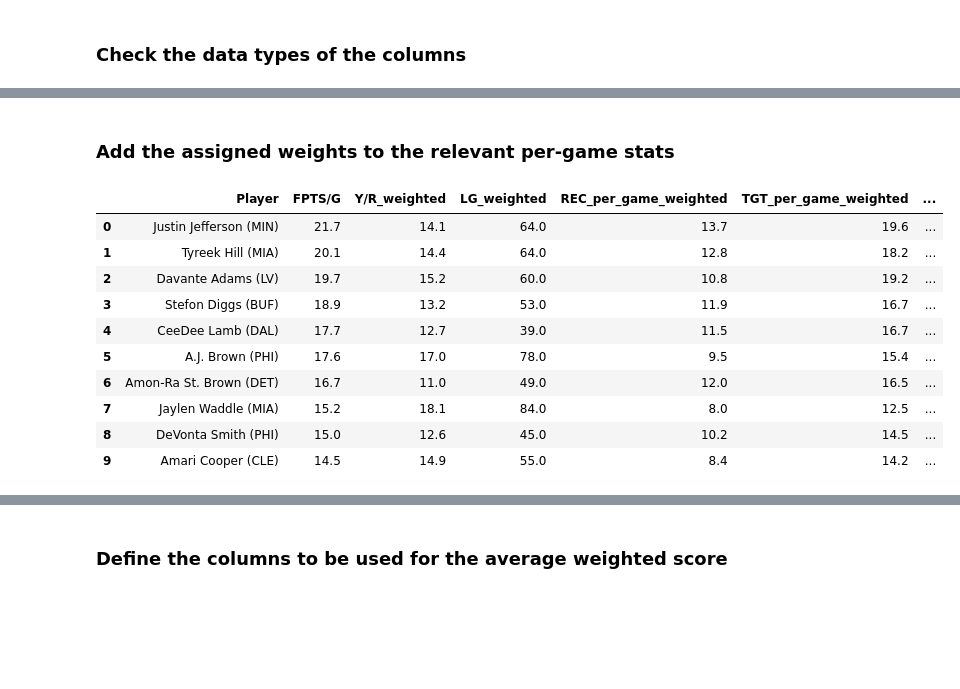
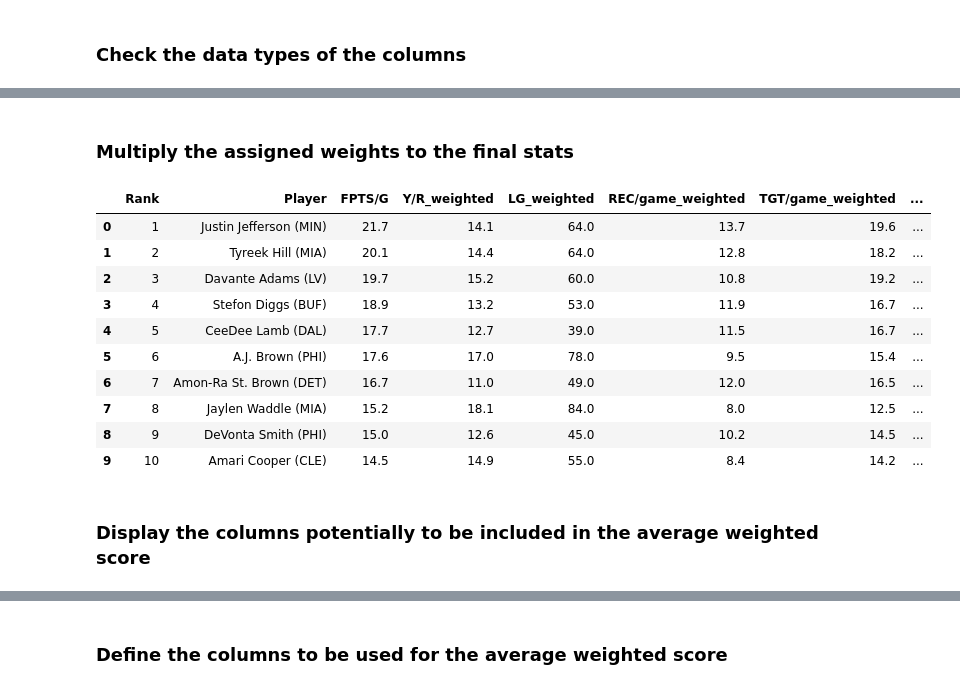
Before and after one commit to meltangonan/fantasy-football, a Jupyter notebook: WR Template.ipynb, the cells around one changed output, grey strips where cells are left out. Cells and saved outputs as stored; diff of their text form; code cells hidden in the pictures; blank space fills up the shorter version.

```diff
--- a/WR Template.ipynb
+++ b/WR Template.ipynb
@@ -24,8 +24,8 @@ df.head(10)
 # %%
-# Enumerate the columns to get their positions (numbers) and names
-column_numbers = list(enumerate(df.columns))
+df.drop(['FL', 'ROST'], axis=1, inplace=True)
 
-column_numbers
+# Enumerate the columns to view their positions (numbers) and names
+list(enumerate(df.columns))
 # %% [output]
 [(0, 'Rank'),
  (1, 'Player'),
@@ -104,0 +68,10 @@ dtype: object
+# %%
+# Convert columns with object data type, excluding certain columns
+convert = df.select_dtypes('object').columns.difference(['Player'])
+df[convert] = df[convert].apply(lambda x: pd.to_numeric(x.str.replace(',', ''), errors='coerce')).fillna(0)
+
+# Convert specific columns to desired data types
+df['Rank'] = df['Rank'].astype('Int64')
+
+# Verify the data types
+df.dtypes
@@ -205,0 +185,16 @@ weights
+# %%
+# Calculate R^2 for the 'Average' correlation, adding 'R^2' column to DataFrame
+df_corr['R^2'] = df_corr['Correlation'] ** 2
+
+# Define the calculation to assign weights
+def weight_calc(row):
+    if row['Correlation'] > 0.65:
+        return 1 + row['R^2']
+    else:
+        return 1
+
+# Assign weights based on the given criteria, adding 'Weight' column to DataFrame
+df_corr['Weight'] = df_corr.apply(weight_calc, axis=1)
+
+# Display the new columns in the DataFrame
+df_corr[['Correlation', 'R^2', 'Weight']].round(2)
@@ -206,25 +213,27 @@ weights
 # %% [markdown]
-### Add the assigned weights to the relevant per-game stats
+### Multiply the assigned weights to the final stats
 # %%
 # Multiply each relevant column by its corresponding weight
-for col in relevant_columns_for_correlation:
-    weight = weights.loc[col, 'Weight']
+for col in corr_columns:
+    weight = df_corr.loc[col, 'Weight']
     df[col + '_weighted'] = (df[col] * weight).round(1)
 
-# Extract the weighted columns to view the results
-weighted_columns = [col + '_weighted' for col in relevant_columns_for_correlation]
-df_weighted = df[['Player', 'FPTS/G'] + weighted_columns]
+# Extract the weighted columns
+weight_columns = [col + '_weighted' for col in corr_columns]
 
-df_weighted.head(10)
+# Display the new weighted stats columns
+df[['Rank', 'Player', 'FPTS/G'] + weight_columns].head(10)
 # %% [output]
-|  | Player | FPTS/G | Y/R_weighted | LG_weighted | REC_per_game_weighted | TGT_per_game_weighted | ... |
-| 0 | Justin Jefferson (MIN) | 21.7 | 14.1 | 64.0 | 13.7 | 19.6 | ... |
-| 1 | Tyreek Hill (MIA) | 20.1 | 14.4 | 64.0 | 12.8 | 18.2 | ... |
-| 2 | Davante Adams (LV) | 19.7 | 15.2 | 60.0 | 10.8 | 19.2 | ... |
-| 3 | Stefon Diggs (BUF) | 18.9 | 13.2 | 53.0 | 11.9 | 16.7 | ... |
-| 4 | CeeDee Lamb (DAL) | 17.7 | 12.7 | 39.0 | 11.5 | 16.7 | ... |
-| 5 | A.J. Brown (PHI) | 17.6 | 17.0 | 78.0 | 9.5 | 15.4 | ... |
-| 6 | Amon-Ra St. Brown (DET) | 16.7 | 11.0 | 49.0 | 12.0 | 16.5 | ... |
-| 7 | Jaylen Waddle (MIA) | 15.2 | 18.1 | 84.0 | 8.0 | 12.5 | ... |
-| 8 | DeVonta Smith (PHI) | 15.0 | 12.6 | 45.0 | 10.2 | 14.5 | ... |
-| 9 | Amari Cooper (CLE) | 14.5 | 14.9 | 55.0 | 8.4 | 14.2 | ... |
+|  | Rank | Player | FPTS/G | Y/R_weighted | LG_weighted | REC/game_weighted | TGT/game_weighted | ... |
+| 0 | 1 | Justin Jefferson (MIN) | 21.7 | 14.1 | 64.0 | 13.7 | 19.6 | ... |
+| 1 | 2 | Tyreek Hill (MIA) | 20.1 | 14.4 | 64.0 | 12.8 | 18.2 | ... |
+| 2 | 3 | Davante Adams (LV) | 19.7 | 15.2 | 60.0 | 10.8 | 19.2 | ... |
+| 3 | 4 | Stefon Diggs (BUF) | 18.9 | 13.2 | 53.0 | 11.9 | 16.7 | ... |
+| 4 | 5 | CeeDee Lamb (DAL) | 17.7 | 12.7 | 39.0 | 11.5 | 16.7 | ... |
+| 5 | 6 | A.J. Brown (PHI) | 17.6 | 17.0 | 78.0 | 9.5 | 15.4 | ... |
+| 6 | 7 | Amon-Ra St. Brown (DET) | 16.7 | 11.0 | 49.0 | 12.0 | 16.5 | ... |
+| 7 | 8 | Jaylen Waddle (MIA) | 15.2 | 18.1 | 84.0 | 8.0 | 12.5 | ... |
+| 8 | 9 | DeVonta Smith (PHI) | 15.0 | 12.6 | 45.0 | 10.2 | 14.5 | ... |
+| 9 | 10 | Amari Cooper (CLE) | 14.5 | 14.9 | 55.0 | 8.4 | 14.2 | ... |
+# %% [markdown]
+### Display the columns potentially to be included in the average weighted score
```
Also changed, not shown: parts of 25 cells of this notebook.
